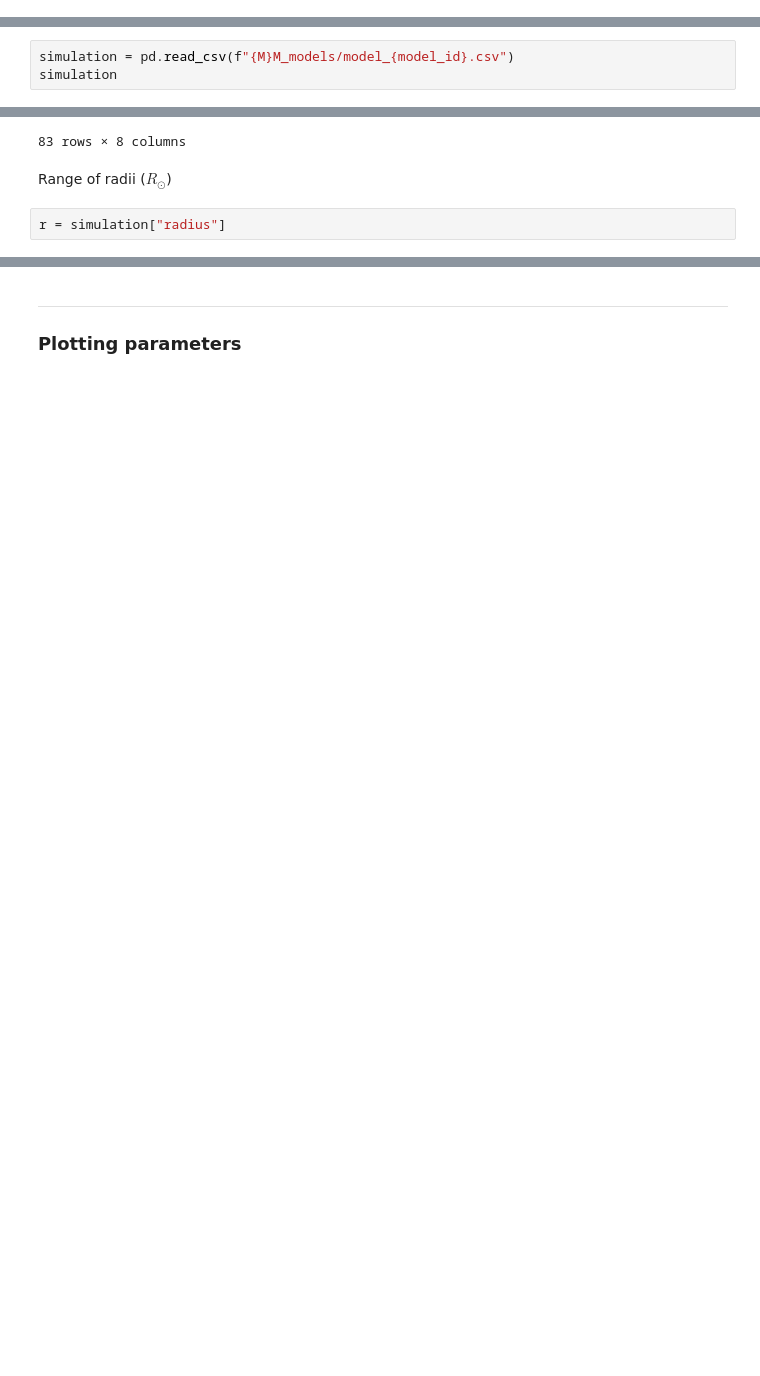
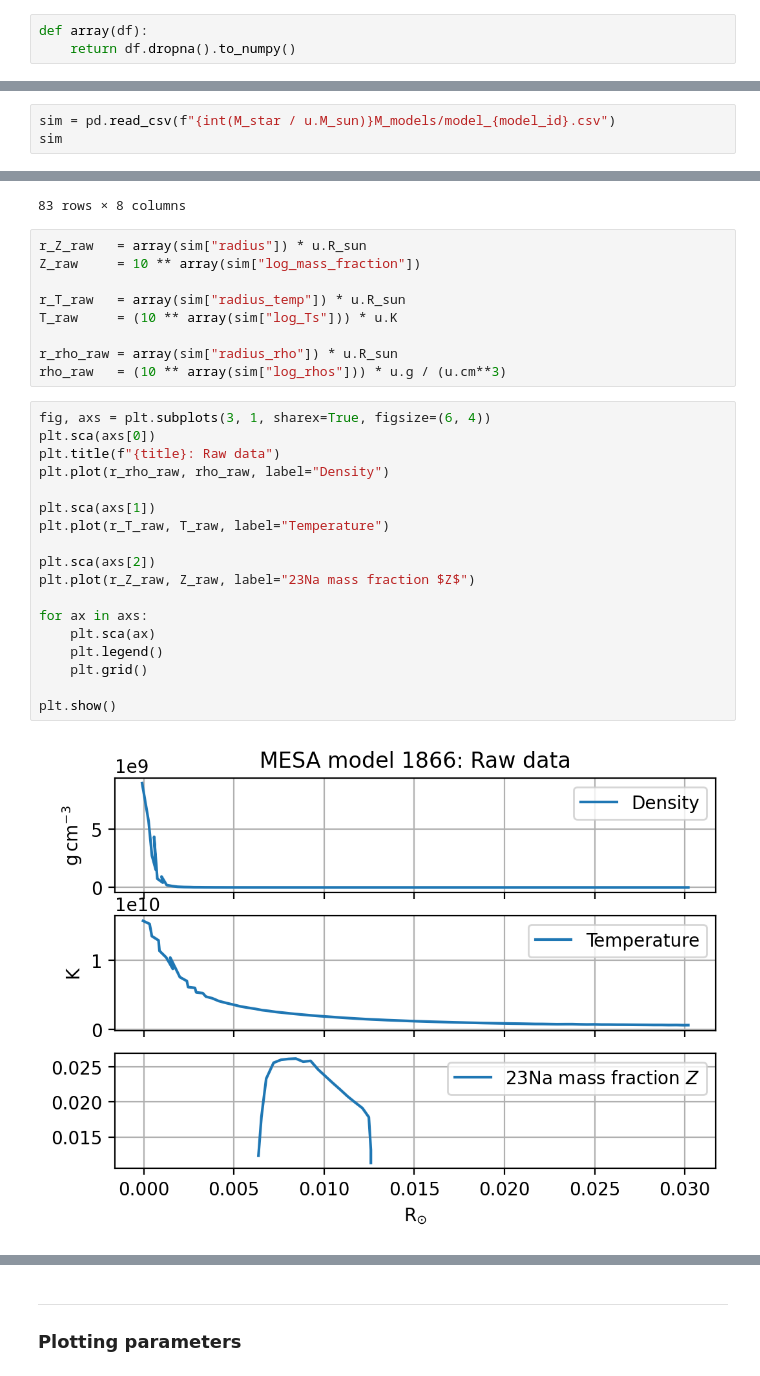
Before and after one commit to xingyzt/stellar-axions, a Jupyter notebook: main.ipynb, the cells around one changed output, grey strips where cells are left out. Saved outputs shown, nothing was run; the diff lists cells and outputs as text; blank space fills up the shorter version.

```diff
--- a/main.ipynb
+++ b/main.ipynb
@@ -11,3 +19,6 @@ plt.rcParams['figure.dpi'] = 200
+# %%
+def array(df):
+    return df.dropna().to_numpy()
 # %% [markdown]
 ---
 Mass of star $M$ ($M_\odot$)
@@ -21,6 +33,6 @@ model_id = 1866
 # %%
-simulation = pd.read_csv(f"{M}M_models/model_{model_id}.csv")
-simulation
+sim = pd.read_csv(f"{int(M_star / u.M_sun)}M_models/model_{model_id}.csv")
+sim
 # %% [output]
 |  | radius | log_mass_fraction | log_T_core | radius_temp | log_Ts | radius_rho | log_rhos | log_star_age |
 | 0 | 0.006362 | -1.909480 | 9.228972 | -0.000036 | 10.197921 | -0.000089 | 9.952260 | 6.989264 |
@@ -35,7 +47,32 @@ simulation
 | 81 | NaN | NaN | NaN | NaN | NaN | 0.029960 | 3.756733 | NaN |
 | 82 | NaN | NaN | NaN | NaN | NaN | 0.030195 | 3.751845 | NaN |
 83 rows × 8 columns
-# %% [markdown]
-Range of radii ($R_\odot$)
-# %%
-r = simulation["radius"]
+# %%
+r_Z_raw   = array(sim["radius"]) * u.R_sun
+Z_raw     = 10 ** array(sim["log_mass_fraction"])
+
+r_T_raw   = array(sim["radius_temp"]) * u.R_sun
+T_raw     = (10 ** array(sim["log_Ts"])) * u.K
+
+r_rho_raw = array(sim["radius_rho"]) * u.R_sun
+rho_raw   = (10 ** array(sim["log_rhos"])) * u.g / (u.cm**3)
+# %%
+fig, axs = plt.subplots(3, 1, sharex=True, figsize=(6, 4))
+plt.sca(axs[0])
+plt.title(f"{title}: Raw data")
+plt.plot(r_rho_raw, rho_raw, label="Density")
+
+plt.sca(axs[1])
+plt.plot(r_T_raw, T_raw, label="Temperature")
+
+plt.sca(axs[2])
+plt.plot(r_Z_raw, Z_raw, label="23Na mass fraction $Z$")
+
+for ax in axs:
+    plt.sca(ax)
+    plt.legend()
+    plt.grid()
+
+plt.show()
+# %% [output]
+[figure, added]
```
Also changed, not shown: parts of 29 cells of this notebook, 1 other file.
